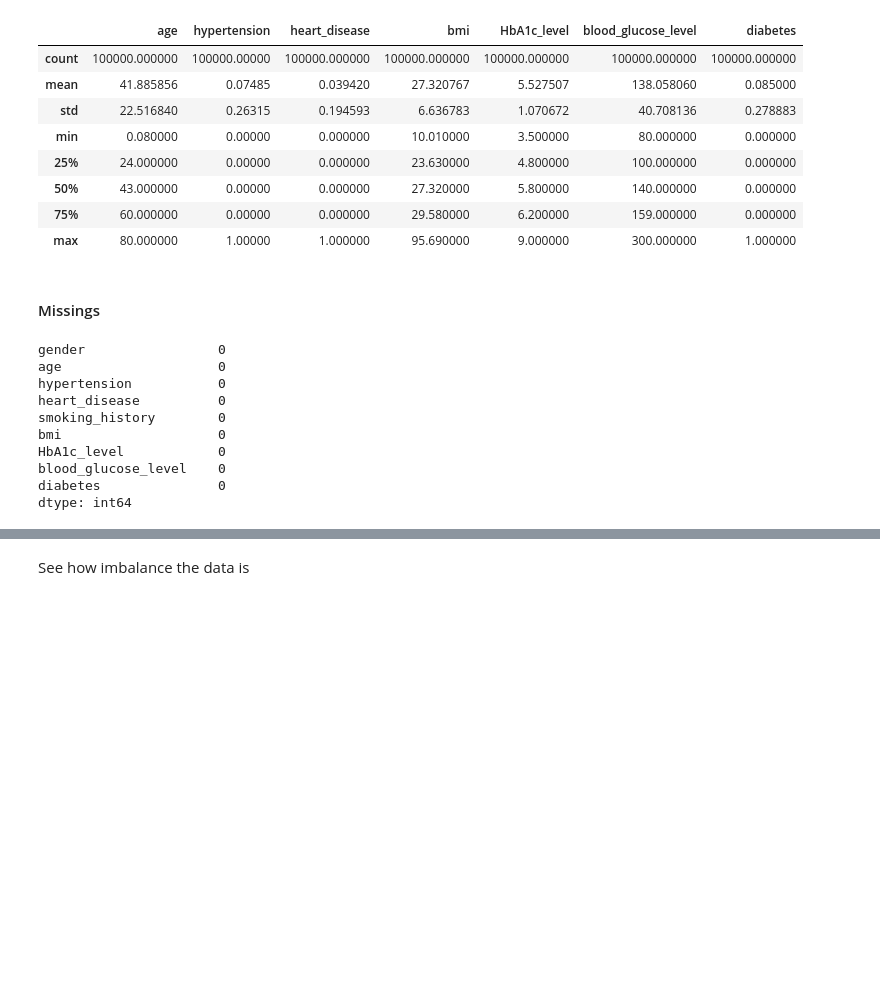
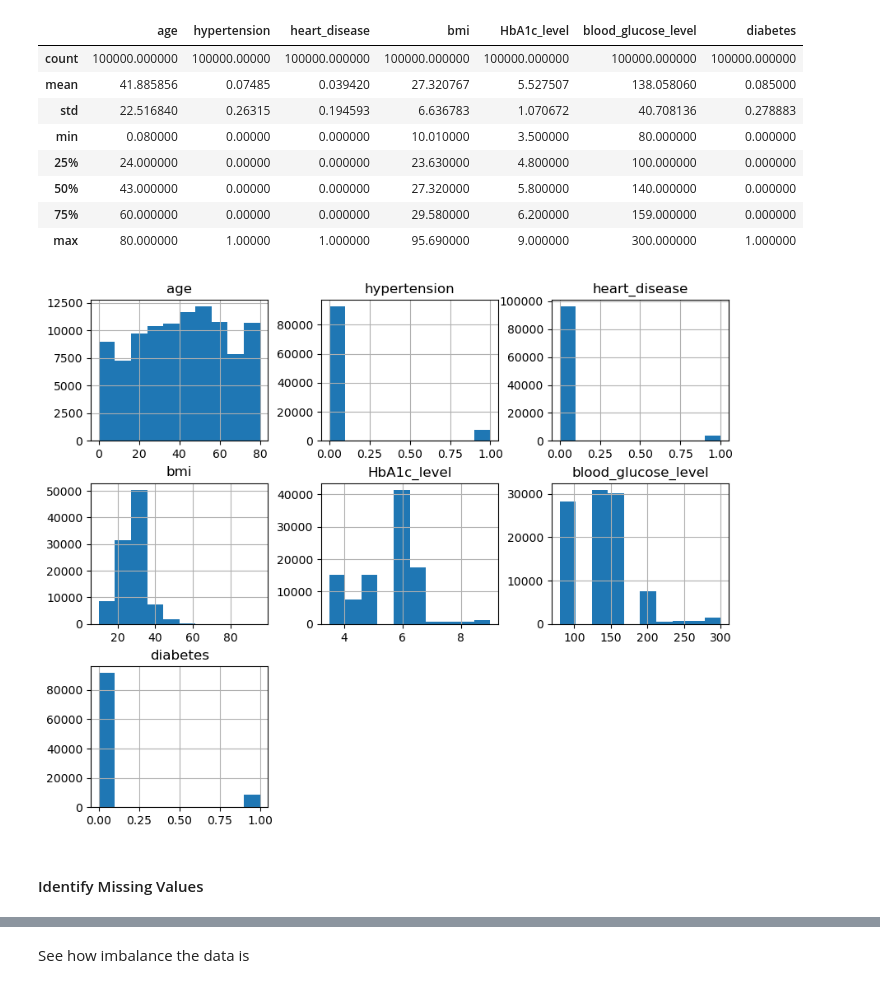
Before and after one commit to jjakubassa/Data-Mining-I-Project, a Jupyter notebook: baseline.ipynb, the cells around one changed output, grey strips where cells are left out. Drawn from its saved outputs; the diff is of its cells as text; code cells hidden in the pictures; blank space fills up the shorter version.

```diff
--- a/baseline.ipynb
+++ b/baseline.ipynb
@@ -82,19 +203,12 @@ df.describe()
 | 50% | 43.000000 | 0.00000 | 0.000000 | 27.320000 | 5.800000 | 140.000000 | 0.000000 |
 | 75% | 60.000000 | 0.00000 | 0.000000 | 29.580000 | 6.200000 | 159.000000 | 0.000000 |
 | max | 80.000000 | 1.00000 | 1.000000 | 95.690000 | 9.000000 | 300.000000 | 1.000000 |
-# %% [markdown]
-#### Missings
-# %%
-missing_values_count = df.isna().sum()
-print(missing_values_count)
-# %% [output]
-gender                 0
-age                    0
-hypertension           0
-heart_disease          0
-smoking_history        0
-bmi                    0
-HbA1c_level            0
-blood_glucose_level    0
-diabetes               0
-dtype: int64
+# %%
+# show histogram of attributes (should we show this here or after encoding the gender?) // a
+
+df.hist(figsize=(10, 8))
+plt.show()
+# %% [output]
+[figure, added]
+# %% [markdown]
+#### Identify Missing Values
```
Also changed, not shown: parts of 98 cells of this notebook.
